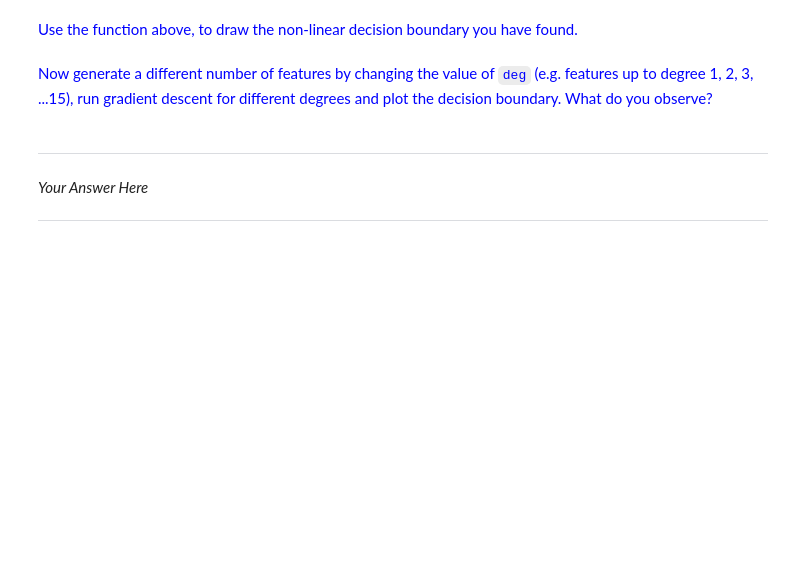
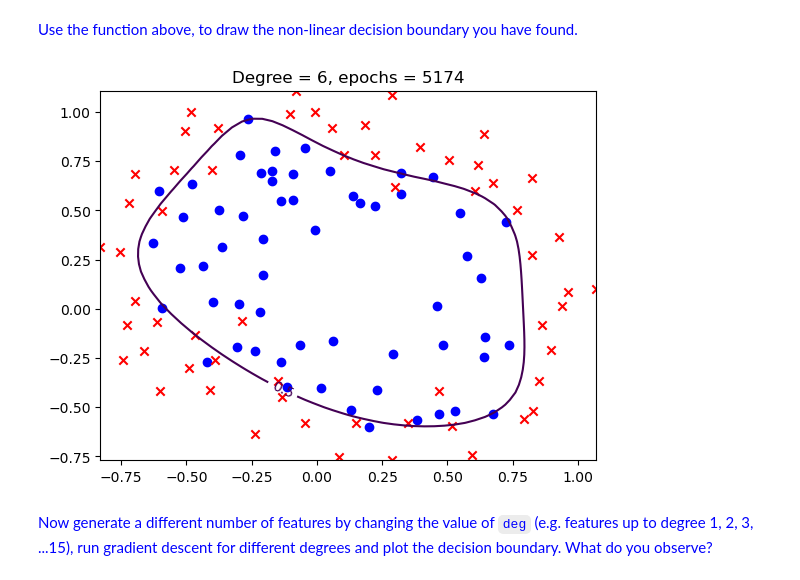
Before and after one commit to tomiock/ML2024-25, a Jupyter notebook: Session 3 - Logistic Regression/P3_Logistic_Regression.ipynb, the cells around one changed output. Saved outputs shown, nothing was run; the diff lists cells and outputs as text; code cells hidden in the pictures; blank space fills up the shorter version.

```diff
--- a/Session 3 - Logistic Regression/P3_Logistic_Regression.ipynb
+++ b/Session 3 - Logistic Regression/P3_Logistic_Regression.ipynb
@@ -294,7 +333,7 @@ Then in the future we could ask the function to use these same means and sigmas
 
 Below is the function that does just that. You can accept this code as is if you want.
 # %%
-def mapFeatureAndNormalise_AllQuadTerms(x1, x2, degree = 6, preCalcMeans = None, preCalcStd = None):
+def mapFeatureAndNormalise_AllQuadTerms(x1, x2, degrees = 6, preCalcMeans = None, preCalcStd = None):
     '''
     Maps 2D features to quadratic features.
     Returns a new feature vector with more features, comprising of
@@ -306,7 +345,7 @@ def mapFeatureAndNormalise_AllQuadTerms(x1, x2, degree = 6, preCalcMeans = None,
 
     DesignMatrix = np.ones_like(x1) # start with a column of ones
 
-    for i in range(1, degree + 1):
+    for i in range(1, degrees + 1):
         for j in range(i + 1):
             c = (x1 ** (i - j)) * (x2 ** j)
             DesignMatrix = np.append(DesignMatrix, c, axis=1)
@@ -347,0 +386,12 @@ print("Mean (and Sigma) has shape", mu.shape)
+# %%
+#Your Code Here
+degree = 6
+features, mu, sigma = mapFeatureAndNormalise_AllQuadTerms(X[:,0], X[:,1], degrees = degree)
+w, J = GradientDescent_logistic(features, y)
+
+y_hat = classifyVector(features, w)
+print("------")
+print("output has shape:", features.shape)
+print("Mean (and Sigma) has shape", mu.shape)
+print("------")
+print(f'Training accuracy {get_accuracy(y_hat, y, Xaugmented):.2f}%')
@@ -349,7 +416,7 @@ print("Mean (and Sigma) has shape", mu.shape)
 Plotting your results using our old function does not work well now, as we want to plot in the original space, but our model works in the new feature space we created. We have to inform our plotting function about what kind of feature embedding (degrees, means and sigmas it should use). We update this below - once again, you can just accept this code as is.
 # %%
 # Accept this function as is, you can think of it as creating a 3D surface and "cutting" it at 0.5
-def plotDecisionBoundary_withEmbeddedFeatures(X, y, w, degrees, means, sigmas):
+def plotDecisionBoundary_withEmbeddedFeatures(X, y, w, degrees, means, sigmas, epochs=None, time_taken=None):
     #Plot data
     plt.scatter(X[y==1, 0], X[y==1, 1], marker='o', c='b') #positive samples
     plt.scatter(X[y==0, 0], X[y==0, 1], marker='x', c='r') #negative samples
@@ -360,13 +427,17 @@ def plotDecisionBoundary_withEmbeddedFeatures(X, y, w, degrees, means, sigmas):
     z = np.zeros(shape=(len(u), len(v)))
     for i in range(len(u)):
         for j in range(len(v)):
-            feature, _, _ = mapFeatureAndNormalise_AllQuadTerms(x1 = np.array(u[i]), x2 = np.array(v[j]), degree = degrees, preCalcMeans = means, preCalcStd=sigmas)
+            feature, _, _ = mapFeatureAndNormalise_AllQuadTerms(x1 = np.array(u[i]), x2 = np.array(v[j]), degrees = degrees, preCalcMeans = means, preCalcStd=sigmas)
             z[i, j] = sigmoid(feature.dot(w))
 
     z = z.T
 
     cs = plt.contour(u, v, z, levels=[0.5])
     plt.clabel(cs, inline=1, fontsize=10)
+    if time_taken:
+        plt.title(f'Degree = {degrees}, epochs = {epochs}, {time_taken:.2f}s')
+    else:
+        plt.title(f'Degree = {degrees}, epochs = {epochs}')
     plt.show()
 # %% [markdown]
 <font color=blue>Use the function above, to draw the non-linear decision boundary you have found.</font>
@@ -375,2 +444,7 @@ def plotDecisionBoundary_withEmbeddedFeatures(X, y, w, degrees, means, sigmas):
+# %%
+#Your Code Here
+plotDecisionBoundary_withEmbeddedFeatures(X, y, w, degrees=degree, means=mu, sigmas=sigma, epochs=len(J))
+# %% [output]
+[figure, added]
 # %% [markdown]
 <font color=blue>Now generate a different number of features by changing the value of `deg` (e.g. features up to degree 1, 2, 3, ...15), run gradient descent for different degrees and plot the decision boundary. What do you observe?
@@ -379,6 +450,0 @@ def plotDecisionBoundary_withEmbeddedFeatures(X, y, w, degrees, means, sigmas):
-# %% [markdown]
----
-
-*Your Answer Here*
-
----
```
Also changed, not shown: parts of 37 cells of this notebook, 1 other file.
